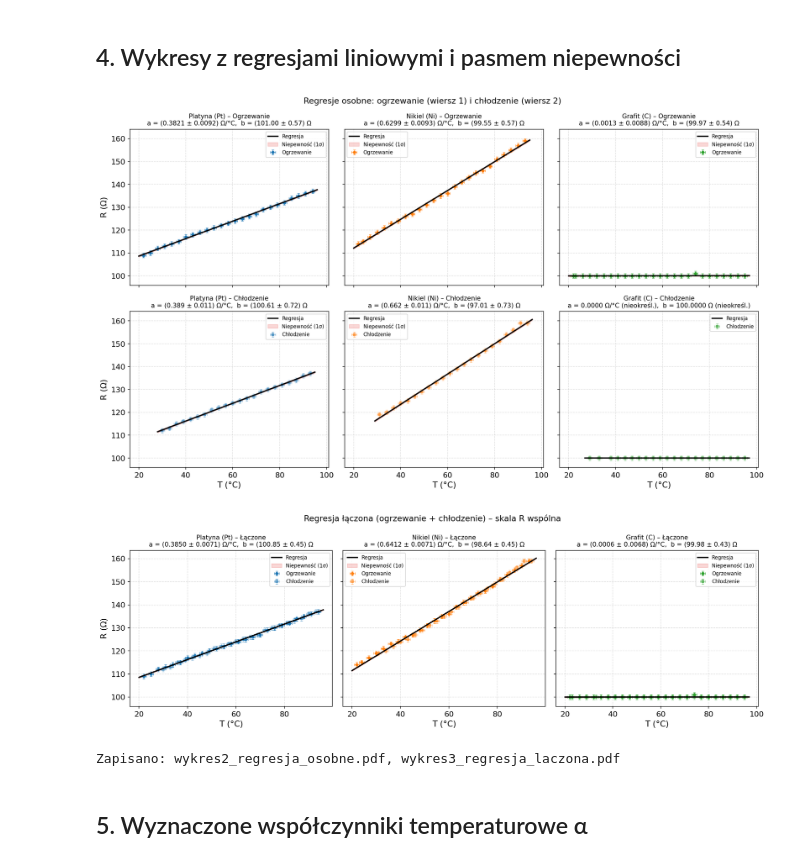
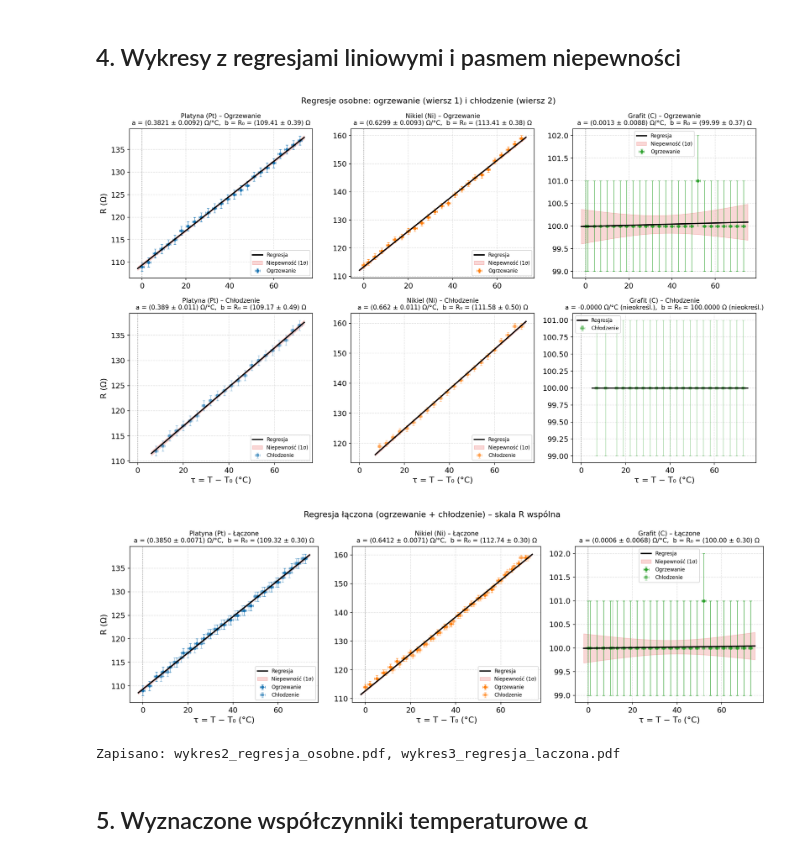
Before and after one commit to karolpeszek/mdr, a Jupyter notebook: Bellingham/bellingham.ipynb, the cells around one changed output. Drawn from its saved outputs; the diff is of its cells as text; code cells hidden in the pictures.

```diff
--- a/Bellingham/bellingham.ipynb
+++ b/Bellingham/bellingham.ipynb
@@ -71,7 +71,7 @@ Grafit (C): ogrzewanie 26 pkt, chłodzenie 22 pkt
 # %% [markdown]
 ## 2. Wykresy surowych danych z niepewnościami
 # %%
-fig, axes = plt.subplots(2, 3, figsize=(15, 9), sharex=True, sharey=True)
+fig, axes = plt.subplots(2, 3, figsize=(15, 9))
 
 for col, mat in enumerate(mat_list):
     dh = data[mat]['heating']
@@ -95,7 +95,7 @@ for col, mat in enumerate(mat_list):
         if col == 0:
             ax.set_ylabel('R (Ω)')
 
-fig.suptitle("Surowe dane pomiarowe R(T) – skale równe między materiałami", fontsize=13)
+fig.suptitle("Surowe dane pomiarowe R(T)", fontsize=13)
 plt.tight_layout()
 plt.show()
 fig.savefig('wykres1_surowe_dane.pdf', format='pdf', bbox_inches='tight')
@@ -204,47 +211,51 @@ for phase_label, res_dict in [('Ogrzewanie', results_h),
 # %%
 def plot_regression_band(ax, res, color, data_heating=None, data_cooling=None,
                           show_heating=True, show_cooling=True):
-    """Rysuje punkty w kolorze materiału i regresję (C_FIT) z pasmem niepewności."""
+    """Rysuje punkty (oś x: τ = T − T₀) i regresję z pasmem niepewności."""
     if show_heating and data_heating is not None:
         dh = data_heating
-        ax.errorbar(dh['T'], dh['R'], xerr=dh['u_T'], yerr=dh['u_R'],
+        tau_h = dh['T'].values - T0
+        ax.errorbar(tau_h, dh['R'], xerr=dh['u_T'], yerr=dh['u_R'],
                     fmt='o', color=color, markersize=4, capsize=2,
                     elinewidth=0.7, capthick=0.7, label='Ogrzewanie', zorder=5)
     if show_cooling and data_cooling is not None:
         dc = data_cooling
-        ax.errorbar(dc['T'], dc['R'], xerr=dc['u_T'], yerr=dc['u_R'],
+        tau_c = dc['T'].values - T0
+        ax.errorbar(tau_c, dc['R'], xerr=dc['u_T'], yerr=dc['u_R'],
                     fmt='s', color=color, markersize=4, capsize=2,
                     elinewidth=0.7, capthick=0.7, alpha=0.55,
                     label='Chłodzenie', zorder=4)
 
-    T_fit = np.linspace(res['T_all'].min() - 2, res['T_all'].max() + 2, 400)
-    R_fit = linear_model(T_fit, res['a'], res['b'])
-    ax.plot(T_fit, R_fit, color='black', linewidth=2.0, label='Regresja', zorder=6)
+    tau_fit = np.linspace(res['tau_all'].min() - 2, res['tau_all'].max() + 2, 400)
+    R_fit   = linear_model(tau_fit, res['a'], res['b'])
+    ax.plot(tau_fit, R_fit, color='black', linewidth=2.0, label='Regresja', zorder=6)
+
+    # linia pionowa w τ=0 (T=T₀) — tu wyraz wolny = R₀
+    ax.axvline(0, color='gray', linestyle=':', linewidth=0.9)
 
     pcov    = res['pcov']
-    var_fit = pcov[0,0]*T_fit**2 + pcov[1,1] + 2*T_fit*pcov[0,1]
+    var_fit = pcov[0,0]*tau_fit**2 + pcov[1,1] + 2*tau_fit*pcov[0,1]
     if np.all(np.isfinite(var_fit)) and np.all(var_fit >= 0):
         u_fit = np.sqrt(var_fit)
-        ax.fill_between(T_fit, R_fit - u_fit, R_fit + u_fit,
+        ax.fill_between(tau_fit, R_fit - u_fit, R_fit + u_fit,
                         color=C_FIT, alpha=0.2, label='Niepewność (1σ)')
 
 
 def reg_title(mat_label, phase_label, res):
-    """Tytuł z współczynnikami regresji a i b; obsługuje nieskończone niepewności."""
     def fmt(val, unc, unit):
         if np.isfinite(unc):
             v, u = format_val_unc(val, unc)
-            return f"({v} \u00b1 {u}) {unit}"
+            return f"({v} ± {u}) {unit}"
         else:
             return f"{val:.4f} {unit} (nieokreśl.)"
     a_str = fmt(res['a'], res['sa'], "Ω/°C")
     b_str = fmt(res['b'], res['sb'], "Ω")
-    return f"{mat_label} – {phase_label}\na = {a_str},  b = {b_str}"
+    return f"{mat_label} – {phase_label}\na = {a_str},  b = R₀ = {b_str}"
 
 
 # ── Wykres 2: regresje osobne, siatka 2×3 ─────────────────────────────────────
 
-fig, axes = plt.subplots(2, 3, figsize=(15, 9), sharex=True, sharey=True)
+fig, axes = plt.subplots(2, 3, figsize=(15, 9))
 
 phase_configs = [
     (results_h, 'Ogrzewanie', True,  False),
@@ -267,7 +278,7 @@ for row, (res_dict, phase_label, sh, sc) in enumerate(phase_configs):
         ax.grid(True, linestyle='--', alpha=0.4)
         ax.legend(fontsize=8)
         if row == 1:
-            ax.set_xlabel('T (°C)')
+            ax.set_xlabel('τ = T − T₀ (°C)')
         if col == 0:
             ax.set_ylabel('R (Ω)')
 
@@ -281,37 +292,37 @@ plt.close(fig)
 
 # ── Wykres 3: regresja łączona, siatka 1×3 ────────────────────────────────────
 
-fig, axes = plt.subplots(1, 3, figsize=(15, 5), sharey=True)
+fig, axes = plt.subplots(1, 3, figsize=(15, 5))
 
 for col, mat in enumerate(mat_list):
     ax  = axes[col]
     res = results_all[mat]
 
     plot_regression_band(
         ax, res, MAT_COLOR[mat],
         data_heating=data[mat]['heating'],
         data_cooling=data[mat]['cooling'],
         show_heating=True, show_cooling=True,
     )
     ax.set_title(reg_title(materials[mat]['label'], 'Łączone', res),
                  fontsize=10)
-    ax.set_xlabel('T (°C)')
+    ax.set_xlabel('τ = T − T₀ (°C)')
     ax.grid(True, linestyle='--', alpha=0.4)
     ax.legend(fontsize=8)
     if col == 0:
         ax.set_ylabel('R (Ω)')
 
 fig.suptitle('Regresja łączona (ogrzewanie + chłodzenie) – skala R wspólna',
              fontsize=13)
 plt.tight_layout()
 plt.show()
 fig.savefig('wykres3_regresja_laczona.pdf', format='pdf', bbox_inches='tight')
 plt.close(fig)
 
 print('Zapisano: wykres2_regresja_osobne.pdf, wykres3_regresja_laczona.pdf')
 # %% [output]
-[figure, old version]
+[figure, new version]
-[figure, old version]
+[figure, new version]
 Zapisano: wykres2_regresja_osobne.pdf, wykres3_regresja_laczona.pdf
 # %% [markdown]
 ## 5. Wyznaczone współczynniki temperaturowe α
```
Also changed, not shown: parts of 4 cells of this notebook, 5 other files.
